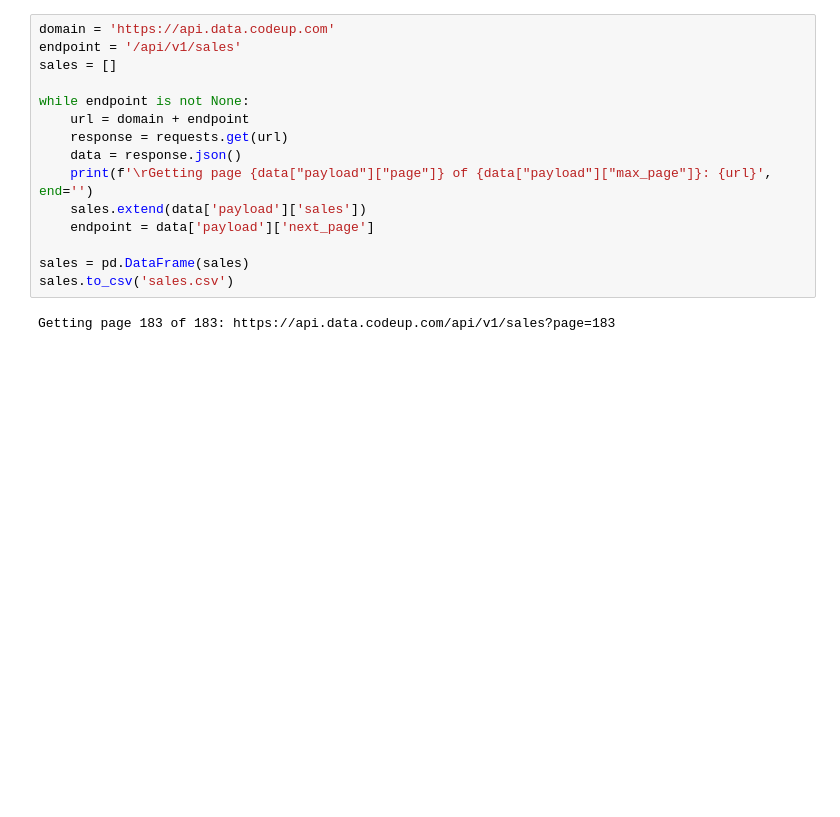
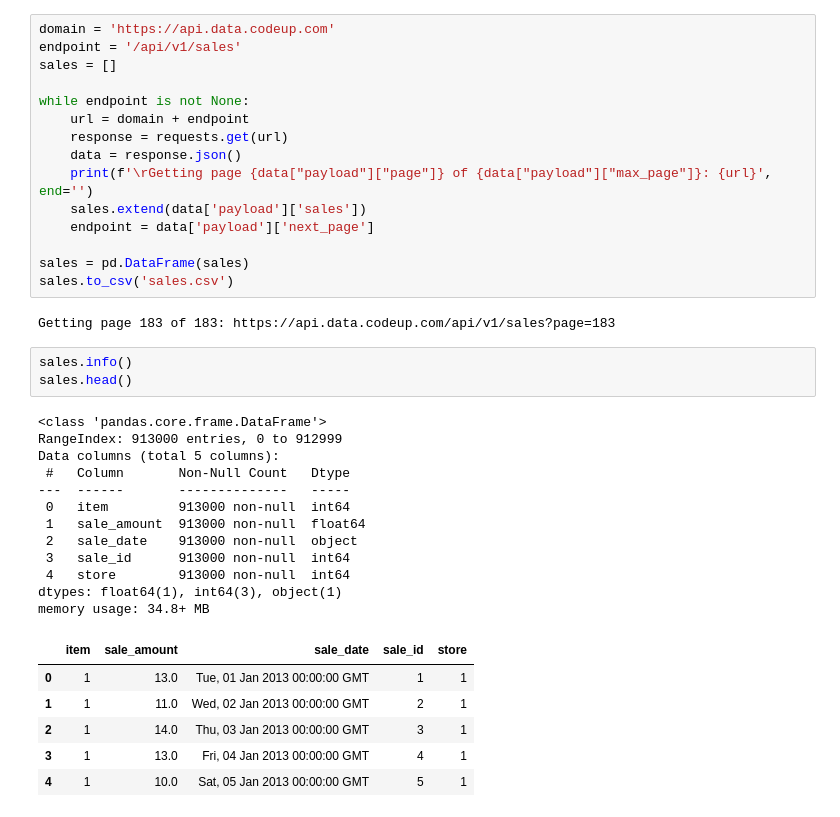
Before and after one commit to tarrencen/time-series-exercises, a Jupyter notebook: acquire.ipynb, the cells around one changed output. Saved outputs shown, nothing was run; the diff lists cells and outputs as text; blank space fills up the shorter version.

```diff
--- a/acquire.ipynb
+++ b/acquire.ipynb
@@ -274,3 +257,25 @@ sales = pd.DataFrame(sales)
 sales.to_csv('sales.csv')
 # %% [output]
 Getting page 183 of 183: https://api.data.codeup.com/api/v1/sales?page=183
+# %%
+sales.info()
+sales.head()
+# %% [output]
+<class 'pandas.core.frame.DataFrame'>
+RangeIndex: 913000 entries, 0 to 912999
+Data columns (total 5 columns):
+ #   Column       Non-Null Count   Dtype
+---  ------       --------------   -----
+ 0   item         913000 non-null  int64
+ 1   sale_amount  913000 non-null  float64
+ 2   sale_date    913000 non-null  object
+ 3   sale_id      913000 non-null  int64
+ 4   store        913000 non-null  int64
+dtypes: float64(1), int64(3), object(1)
+memory usage: 34.8+ MB
+|  | item | sale_amount | sale_date | sale_id | store |
+| 0 | 1 | 13.0 | Tue, 01 Jan 2013 00:00:00 GMT | 1 | 1 |
+| 1 | 1 | 11.0 | Wed, 02 Jan 2013 00:00:00 GMT | 2 | 1 |
+| 2 | 1 | 14.0 | Thu, 03 Jan 2013 00:00:00 GMT | 3 | 1 |
+| 3 | 1 | 13.0 | Fri, 04 Jan 2013 00:00:00 GMT | 4 | 1 |
+| 4 | 1 | 10.0 | Sat, 05 Jan 2013 00:00:00 GMT | 5 | 1 |
```
Also changed, not shown: parts of 12 cells of this notebook.
